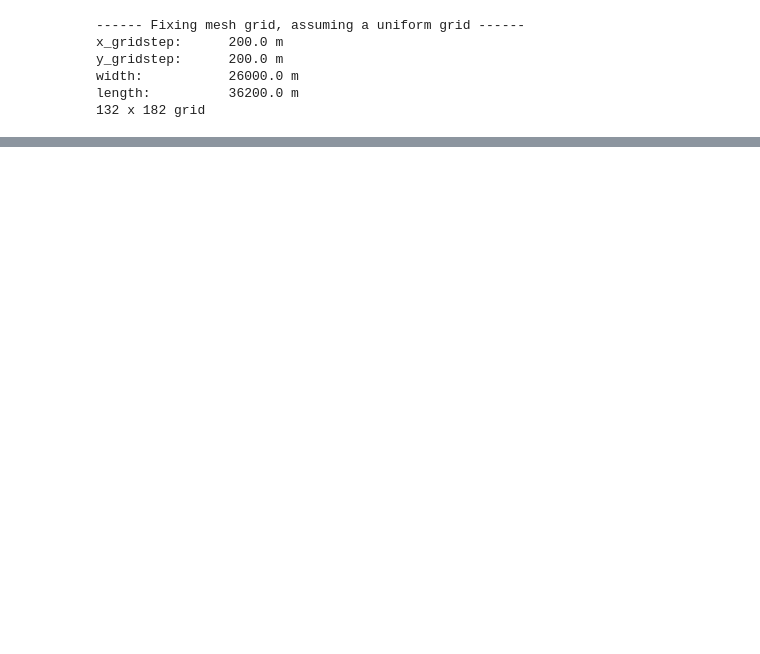
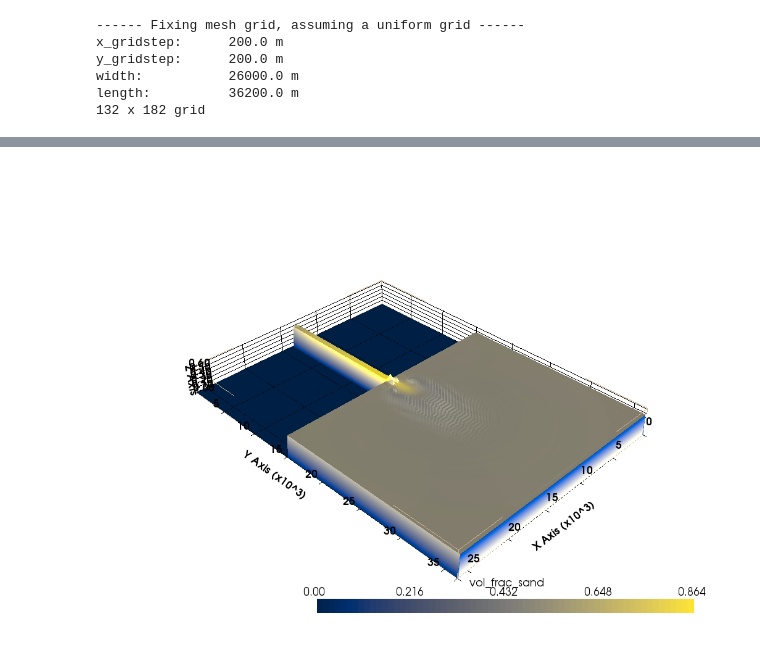
Before and after one commit to JulesBlm/Delft3D-Python-Thesis, a Jupyter notebook: PyVistaMultirunDeposits.ipynb, the cells around one changed output, grey strips where cells are left out. Saved outputs shown, nothing was run; the diff lists cells and outputs as text; code cells hidden in the pictures; blank space fills up the shorter version.

```diff
--- a/PyVistaMultirunDeposits.ipynb
+++ b/PyVistaMultirunDeposits.ipynb
@@ -58,5 +145,5 @@ times
 # %%
-plotting_options = dict(lighting=True, ambient=0.9, show_edges=True , specular=0.1, specular_power=1)
+plotting_options = dict(lighting=True, ambient=0.9, show_edges=False, specular=0.1, specular_power=1)
 sargs = dict(
     title_font_size=20,
     label_font_size=16,
@@ -99,0 +163,50 @@ p.show(cpos='yz')
+# %%
+nr_of_underlayers = trim.nlyr.size
+x_meshgrid = np.repeat(trim.XCOR.values[:,:, np.newaxis], nr_of_underlayers, axis=2)
+y_meshgrid = np.repeat(trim.YCOR.values[:,:, np.newaxis], nr_of_underlayers, axis=2)
+
+x_raveled = np.ravel(x_meshgrid)
+y_raveled = np.ravel(y_meshgrid)
+
+lobe_filename = f"output_material/{scenario}_lobe_growth.mp4"
+# %%
+# Create a plotter object and set the scalars to the Z height
+plotter = pv.Plotter()
+plotter.add_mesh(initial_underlayers, scalars='vol_frac_sand', cmap='cividis', **plotting_options)
+plotter.set_scale(zscale=5000)
+plotter.show_grid()
+plotter.add_mesh(initial_underlayers.outline_corners())
+
+# setup camera and close
+plotter.show(auto_close=False)
+
+# Open a video
+plotter.open_movie(lobe_filename)
+
+frames = 15 # frames per timestep
+
+for timestep in times:
+    timestring = easyTimeFormat(trim.time.isel(time=timestep).values)
+    timetext = plotter.add_text(f"Time: {timestring}", position='upper_left')
+
+    depth_bedlayer = trim['DP_BEDLYR'].isel(nlyrp1=slice(0,-1), time=timestep).transpose('M', 'N', 'nlyrp1')
+
+    height_deposits = np.flip(depth_bedlayer.values, axis=2)
+    height_deposits_ravel = np.ravel(height_deposits)
+
+    xyz = np.column_stack((x_raveled, y_raveled, height_deposits_ravel))
+
+    vol_frac_sand_at_time = np.ravel(trim.LYRFRAC.isel(time=timestep, LSEDTOT=0).transpose('M', 'N', 'nlyr'))
+
+    initial_underlayers.points = xyz
+    initial_underlayers['vol_frac_sand'] = vol_frac_sand_at_time
+#     plotter.update_scalars(vol_frac_sand_at_time, mesh=initial_underlayers)
+
+    for frame in range(frames):
+        plotter.write_frame()
+
+    plotter.remove_actor(timetext)
+
+plotter.close()
+# %% [output]
+[figure, added]
```
Also changed, not shown: parts of 24 cells of this notebook, 9 other files.
